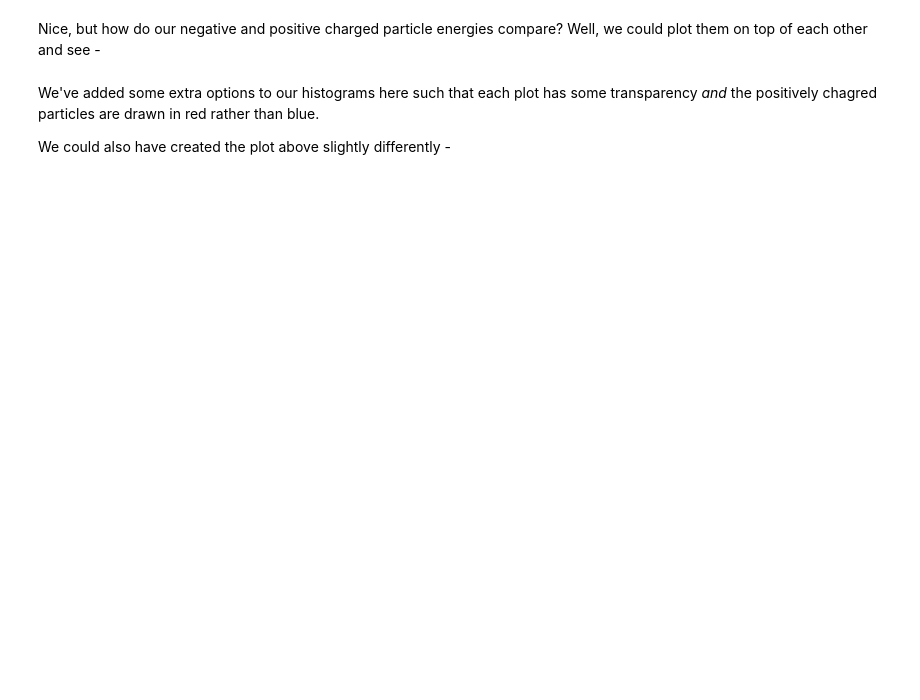
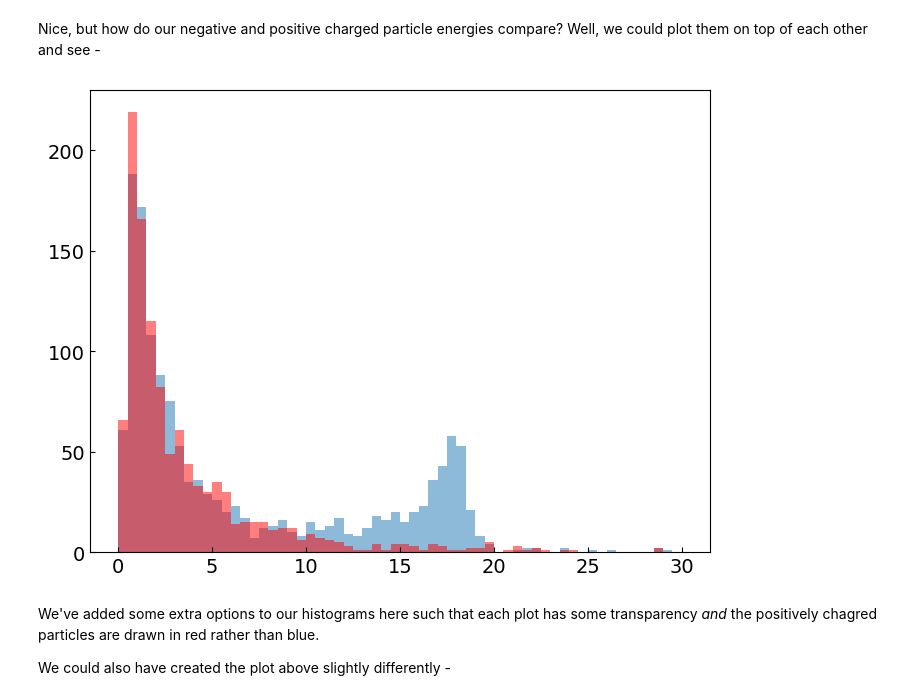
Before and after one commit to hszumila/cfns-ss, a Jupyter notebook: Working_With_Simulation_Output/Working_With_Simulation_Output.ipynb, the cells around one changed output. Saved outputs shown, nothing was run; the diff lists cells and outputs as text; code cells hidden in the pictures; blank space fills up the shorter version.

```diff
--- a/Working_With_Simulation_Output/Working_With_Simulation_Output.ipynb
+++ b/Working_With_Simulation_Output/Working_With_Simulation_Output.ipynb
@@ -123,9 +144,11 @@ plt.show()
 # %% [markdown]
 Nice, but how do our negative and positive charged particle energies compare? Well, we could plot them on top of each other and see -
 # %%
-plt.hist(ak.flatten(ReconChPartBr["ReconstructedChargedParticles.energy"][Negative]), bins=100, range=(0,50),alpha=0.5)
-plt.hist(ak.flatten(ReconChPartBr["ReconstructedChargedParticles.energy"][Positive]), bins=100, range=(0,50),alpha=0.5,color='r')
+plt.hist(ak.flatten(ReconChPartBr["ReconstructedChargedParticles.energy"][Negative]), bins=60, range=(0,30),alpha=0.5)
+plt.hist(ak.flatten(ReconChPartBr["ReconstructedChargedParticles.energy"][Positive]), bins=60, range=(0,30),alpha=0.5,color='r')
 plt.show()
+# %% [output]
+[figure, added]
 # %% [markdown]
 We've added some extra options to our histograms here such that each plot has some transparency *and* the positively chagred particles are drawn in red rather than blue.
 
```
Also changed, not shown: parts of 15 cells of this notebook.
